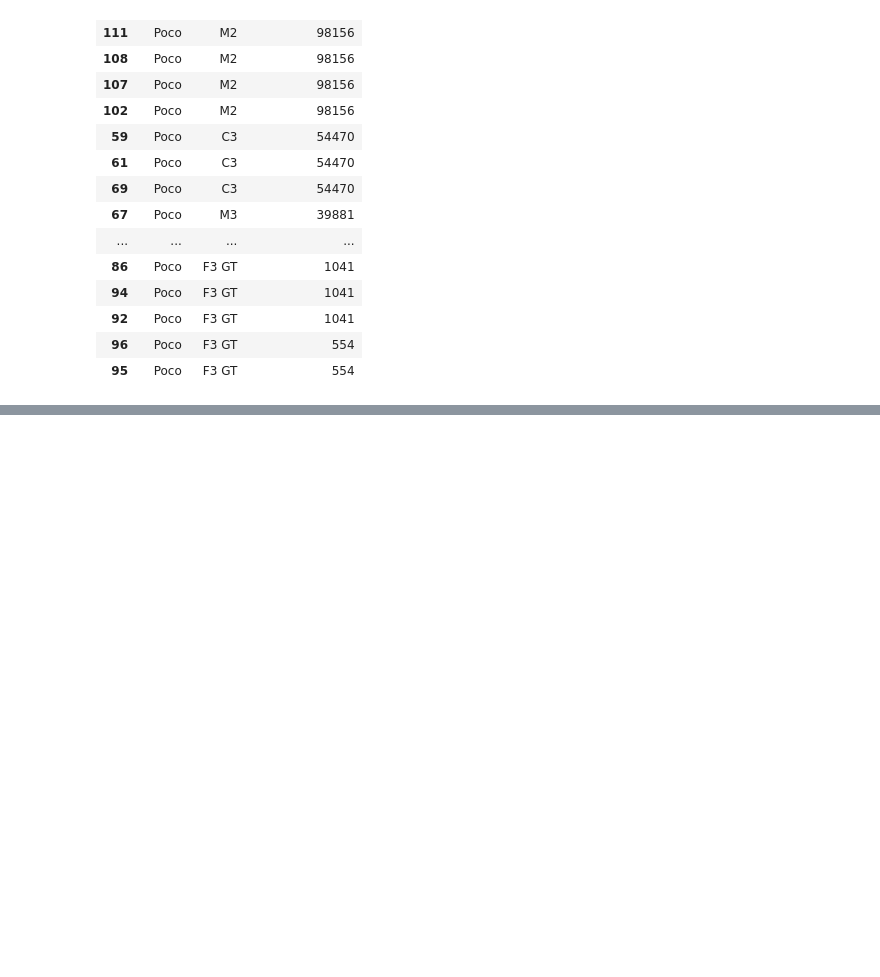
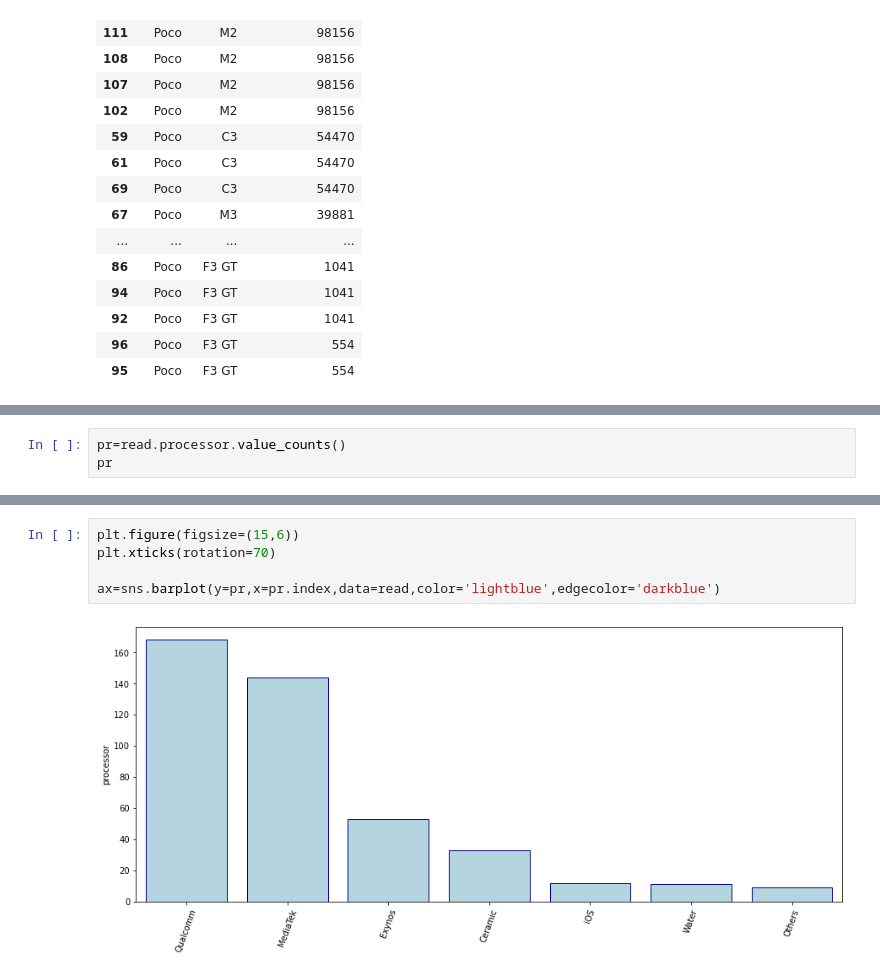
Before and after one commit to Arpan-tech-create/Exploratory_Data_Analysis, a Jupyter notebook: Mobile Sales.ipynb, the cells around one changed output, grey strips where cells are left out. Cells and saved outputs as stored; diff of their text form; blank space fills up the shorter version.

```diff
--- a/Mobile Sales.ipynb
+++ b/Mobile Sales.ipynb
@@ -341 +341,4 @@ sns.barplot(x='model',y='num_of_ratings',data=poco_brand1)
 [figure]
+# %%
+pr=read.processor.value_counts()
+pr
@@ -341,0 +354,7 @@ sns.barplot(x='model',y='num_of_ratings',data=poco_brand1)
+# %%
+plt.figure(figsize=(15,6))
+plt.xticks(rotation=70)
+
+ax=sns.barplot(y=pr,x=pr.index,data=read,color='lightblue',edgecolor='darkblue')
+# %% [output]
+[figure, added]
```
Also changed, not shown: parts of 3 cells of this notebook, 3 other files.
